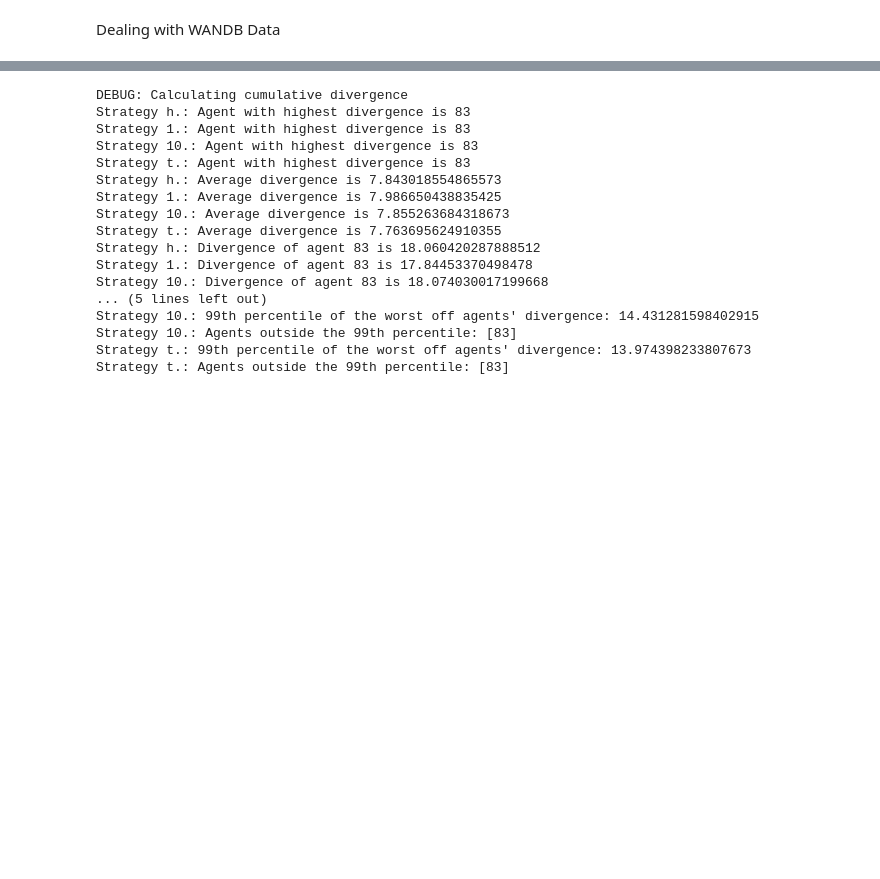
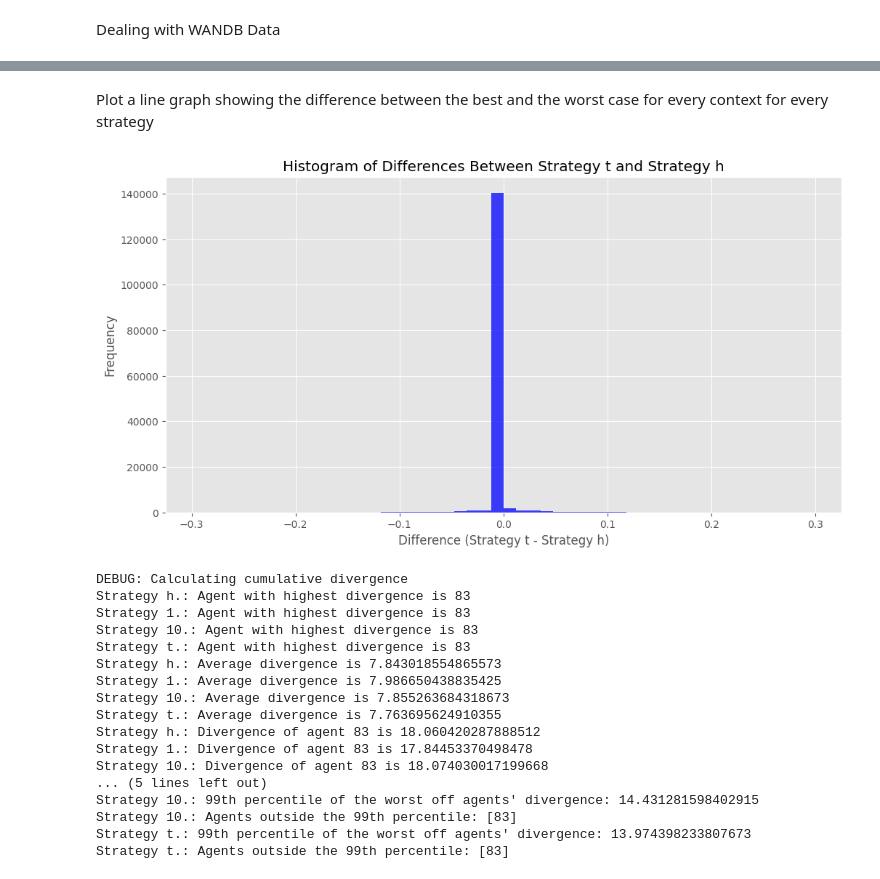
Before and after one commit to JosephTrevorrow/ValueSystemsAggregation, a Jupyter notebook: process_data/test_notebook.ipynb, the cells around one changed output, grey strips where cells are left out. Saved outputs shown, nothing was run; the diff lists cells and outputs as text; code cells hidden in the pictures; blank space fills up the shorter version.

```diff
--- a/process_data/test_notebook.ipynb
+++ b/process_data/test_notebook.ipynb
@@ -57,4 +57,20 @@ results_by_strategy[0]
 489 rows × 100 columns
+# %% [markdown]
+Plot a line graph showing the difference between the best and the worst case for every context for every strategy
+# %%
+# Calculate the difference between strategy t and strategy h
+difference = results_by_strategy[0] - results_by_strategy[3]
+
+# Plot the difference as a histogram
+plt.figure(figsize=(12, 6))
+plt.hist(difference.values.flatten(), bins=50, alpha=0.75, color='blue')
+plt.title('Histogram of Differences Between Strategy t and Strategy h')
+plt.xlabel('Difference (Strategy t - Strategy h)')
+plt.ylabel('Frequency')
+plt.grid(True)
+plt.show()
+# %% [output]
+[figure, added]
 # %%
 # Finding cumulative divergence for each strategy
 print("DEBUG: Calculating cumulative divergence")
```
Also changed, not shown: parts of 9 cells of this notebook, 19 other files.
